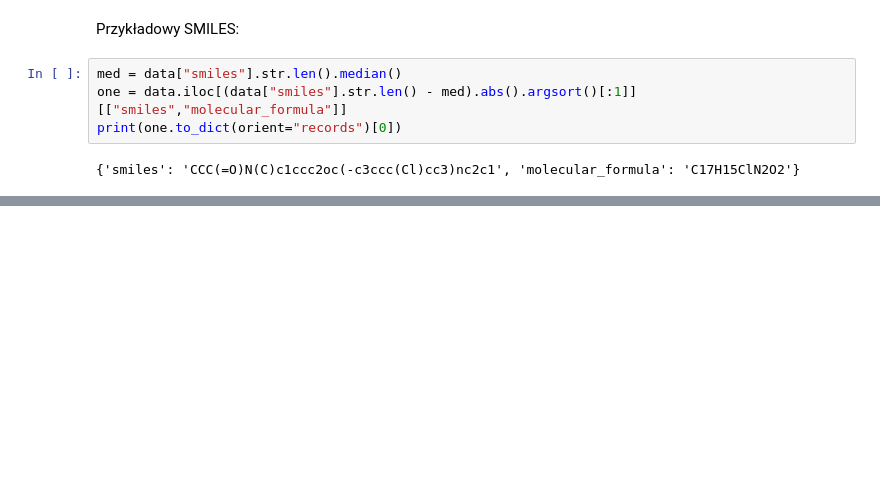
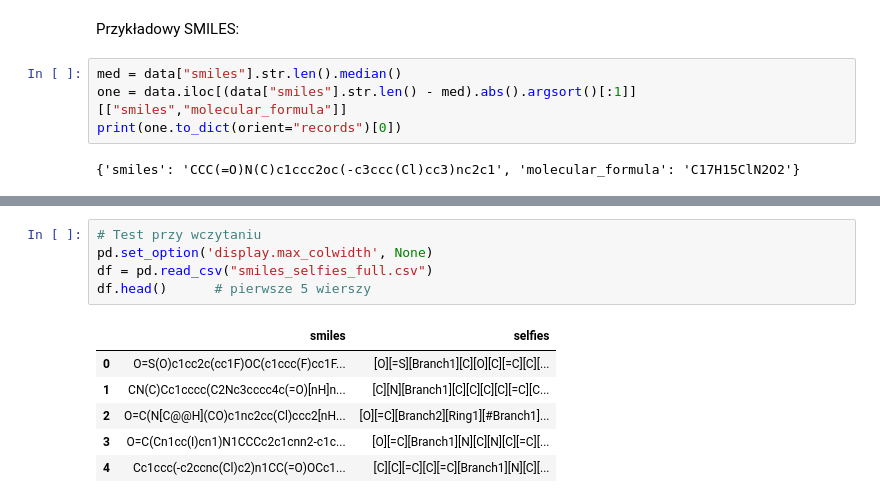
Before and after one commit to JanAndrzejewski050/Molecular-Spectro-Latent-Modeling, a Jupyter notebook: selfies_intro.ipynb, the cells around one changed output, grey strips where cells are left out. Cells and saved outputs as stored; diff of their text form; blank space fills up the shorter version.

```diff
--- a/selfies_intro.ipynb
+++ b/selfies_intro.ipynb
@@ -216,0 +298,12 @@ for i in range(10):
+# %%
+# Test przy wczytaniu
+pd.set_option('display.max_colwidth', None)
+df = pd.read_csv("smiles_selfies_full.csv")
+df.head()      # pierwsze 5 wierszy
+# %% [output]
+|  | smiles | selfies |
+| 0 | O=S(O)c1cc2c(cc1F)OC(c1ccc(F)cc1F... | [O][=S][Branch1][C][O][C][=C][C][... |
+| 1 | CN(C)Cc1cccc(C2Nc3cccc4c(=O)[nH]n... | [C][N][Branch1][C][C][C][C][=C][C... |
+| 2 | O=C(N[C@@H](CO)c1nc2cc(Cl)ccc2[nH... | [O][=C][Branch2][Ring1][#Branch1]... |
+| 3 | O=C(Cn1cc(I)cn1)N1CCCc2c1cnn2-c1c... | [O][=C][Branch1][N][C][N][C][=C][... |
+| 4 | Cc1ccc(-c2ccnc(Cl)c2)n1CC(=O)OCc1... | [C][C][=C][C][=C][Branch1][N][C][... |
```
Also changed, not shown: parts of 20 cells of this notebook.
